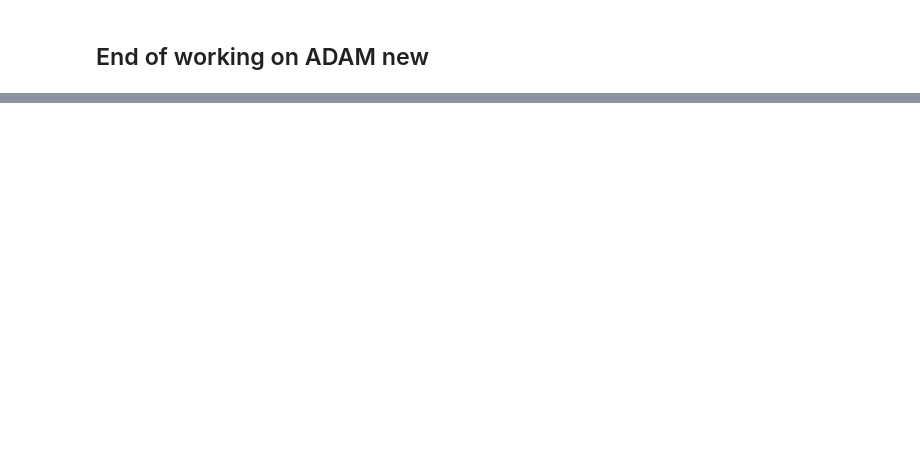
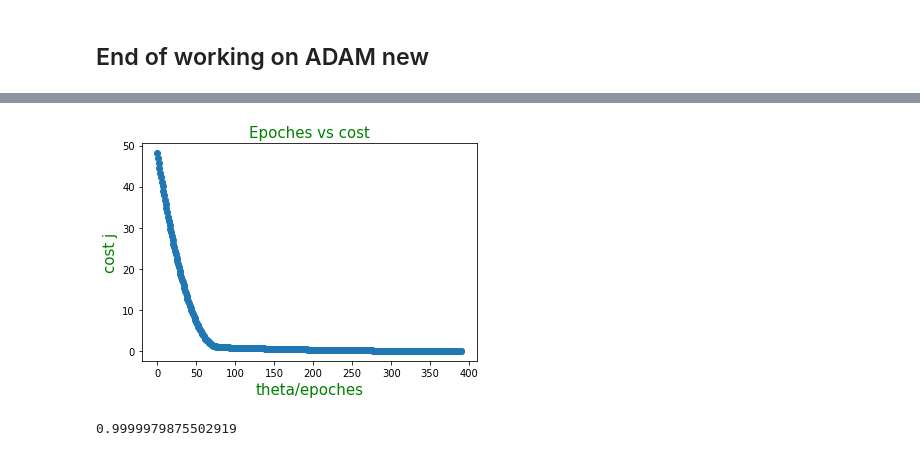
Before and after one commit to mahmoud-shabban/Numerical-optimization, a Jupyter notebook: exam.ipynb, the cells around one changed output, grey strips where cells are left out. Cells and saved outputs as stored; diff of their text form; code cells hidden in the pictures; blank space fills up the shorter version.

```diff
--- a/exam.ipynb
+++ b/exam.ipynb
@@ -595,0 +662,17 @@ y1 = -1* x1 + 2
+# %%
+t0 = [x[0] for x in t2]
+t1 = [x[1] for x in t2]
+fig, ax = plt.subplots()
+ax.plot(range(len(j2)), j2, linestyle = 'none', marker = 'o')
+ax.set_xlabel('theta/epoches',color = 'g', fontdict={'size':15})
+ax.set_ylabel('cost j', color = 'g', fontdict={'size':15})
+ax.set_title('Epoches vs cost',color = 'g', fontdict={'size':15});
+# %% [output]
+[figure, added]
+# %%
+x = np.column_stack((np.ones((50,1)), x1))
+model = lambda t,x : t0 + t1 * x
+y_pred = x @ t2[-1]
+r2_score(y1,y_pred)
+# %% [output]
+0.9999979875502919
```
Also changed, not shown: parts of 12 cells of this notebook.
